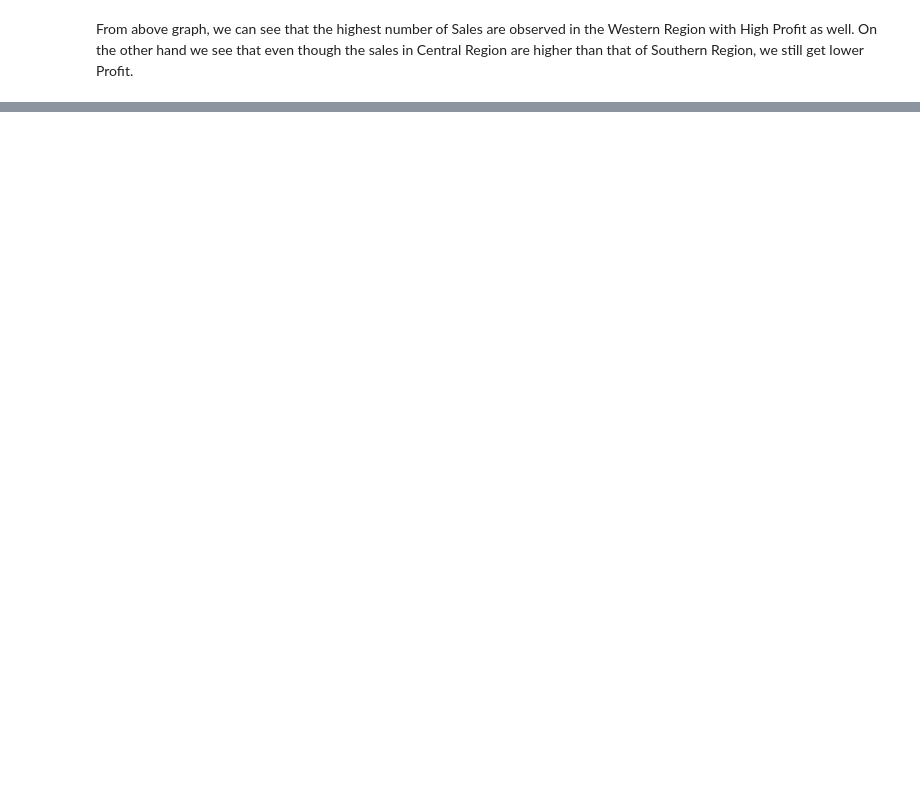
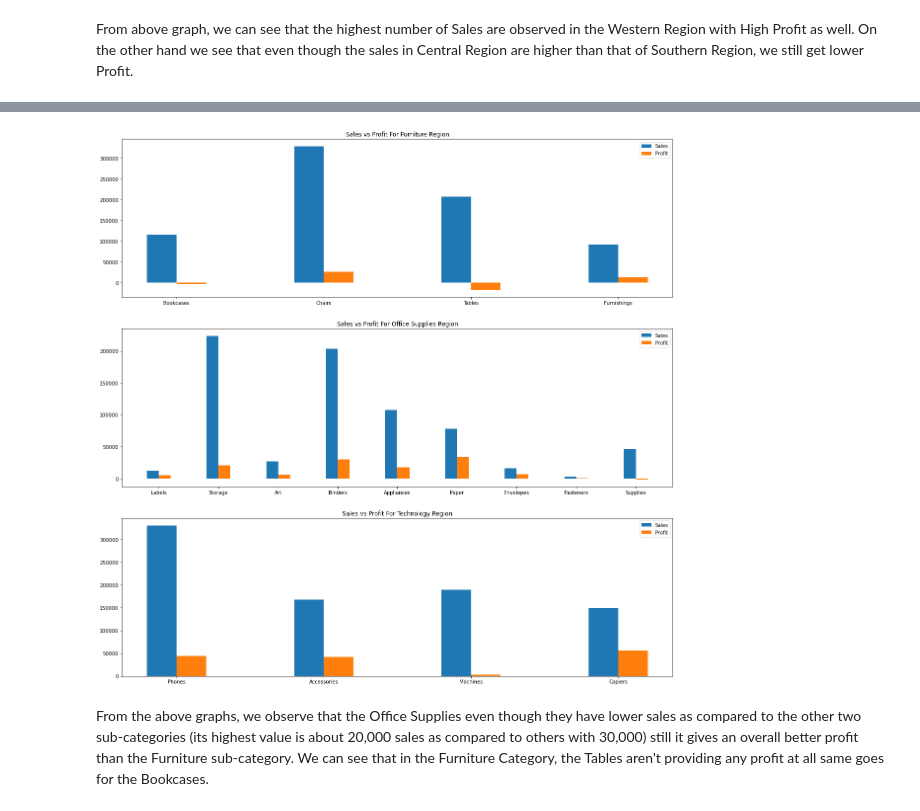
Before and after one commit to Hassan-Farid/GRIP-Internship-Tasks-, a Jupyter notebook: Retail EDA.ipynb, the cells around one changed output, grey strips where cells are left out. Saved outputs shown, nothing was run; the diff lists cells and outputs as text; code cells hidden in the pictures; blank space fills up the shorter version.

```diff
--- a/Retail EDA.ipynb
+++ b/Retail EDA.ipynb
@@ -224,0 +332,25 @@ From above graph, we can see that the highest number of Sales are observed in th
+# %%
+#Visualizing Sales and Profit for different States
+sales_per_subcat = data_df.groupby(["Sub-Category"])["Sales"].sum()
+profit_per_subcat = data_df.groupby(["Sub-Category"])["Profit"].sum()
+subcat_per_cat = data_df.groupby(["Category"])["Sub-Category"].unique()
+
+fig, axs = plt.subplots(3,1, figsize=(20,20))
+
+for i in range(len(categories)):
+    subcats = list(subcat_per_cat.iloc[i])
+    X_axis = np.arange(len(subcats))
+
+    axs[i].bar(X_axis - 0.1, sales_per_subcat[subcats], width=0.2, label="Sales")
+    axs[i].bar(X_axis + 0.1, profit_per_subcat[subcats], width=0.2, label="Profit")
+
+    axs[i].set_xticks(X_axis)
+    axs[i].set_xticklabels(subcats)
+    axs[i].title.set_text("Sales vs Profit For {} Region".format(subcat_per_cat.index[i]))
+    axs[i].legend()
+
+plt.show()
+# %% [output]
+[figure, added]
+# %% [markdown]
+From the above graphs, we observe that the Office Supplies even though they have lower sales as compared to the other two sub-categories (its highest value is about 20,000 sales as compared to others with 30,000) still it gives an overall better profit than the Furniture sub-category. We can see that in the Furniture Category, the Tables aren't providing any profit at all same goes for the Bookcases.
```
Also changed, not shown: parts of 14 cells of this notebook.
